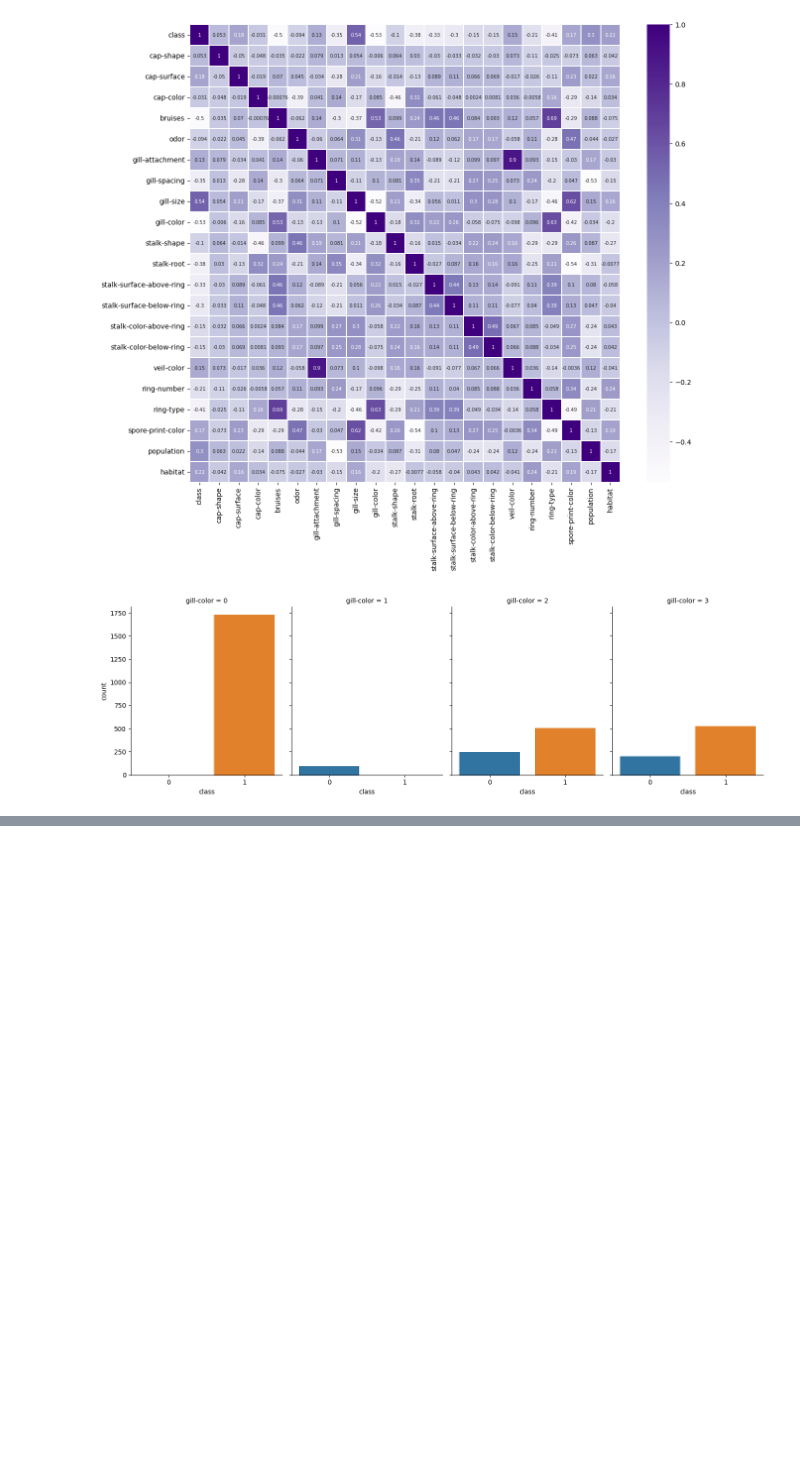
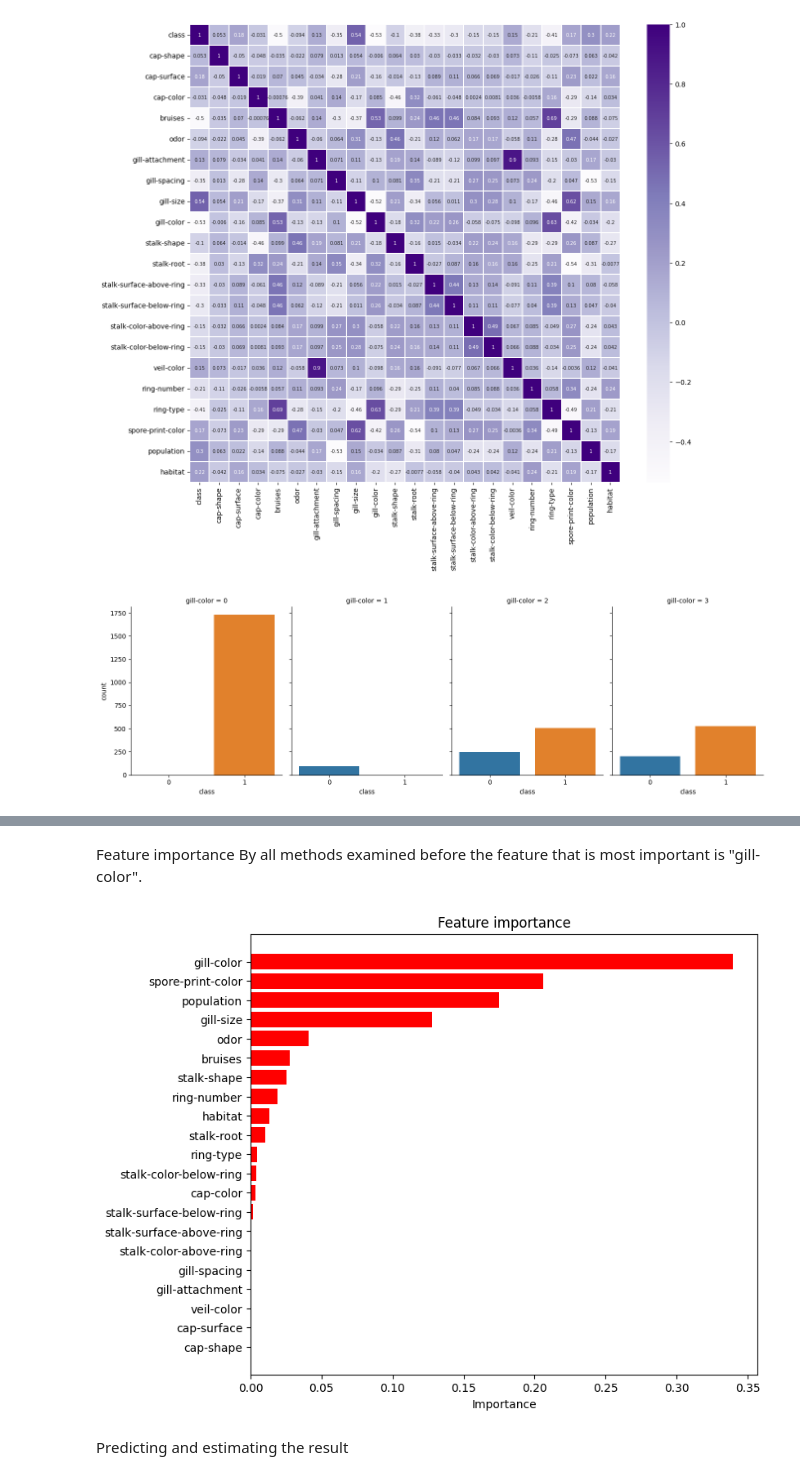
Before and after one commit to suraj101219/Mushroom_Classification, a Jupyter notebook: notebooks/EDA.ipynb, the cells around one changed output, grey strips where cells are left out. Drawn from its saved outputs; the diff is of its cells as text; code cells hidden in the pictures; blank space fills up the shorter version.

```diff
--- a/notebooks/EDA.ipynb
+++ b/notebooks/EDA.ipynb
@@ -265,0 +271,6 @@ Error:
+# %%
+
+X = df.drop(['class'], axis=1)
+y = df["class"]
+
+X_train, X_test, y_train, y_test = train_test_split(X, y, random_state=42, test_size=0.1)
@@ -265,0 +280,5 @@ Error:
+# %%
+from sklearn.tree import DecisionTreeClassifier
+
+dt = DecisionTreeClassifier()
+dt.fit(X_train, y_train)
@@ -265,0 +303,20 @@ Error:
+# %% [markdown]
+Feature importance
+By all methods examined before the feature that is most important is "gill-color".
+# %%
+features_list = X.columns.values
+feature_importance = dt.feature_importances_
+sorted_idx = np.argsort(feature_importance)
+
+plt.figure(figsize=(8,7))
+plt.barh(range(len(sorted_idx)), feature_importance[sorted_idx], align='center', color ="red")
+plt.yticks(range(len(sorted_idx)), features_list[sorted_idx])
+plt.xlabel('Importance')
+plt.title('Feature importance')
+plt.draw()
+#plt.savefig("featureimp.png", format='png', dpi=900, bbox_inches='tight')
+plt.show()
+# %% [output]
+[figure, added]
+# %% [markdown]
+Predicting and estimating the result
```
Also changed, not shown: parts of 45 cells of this notebook, 5 other files.
